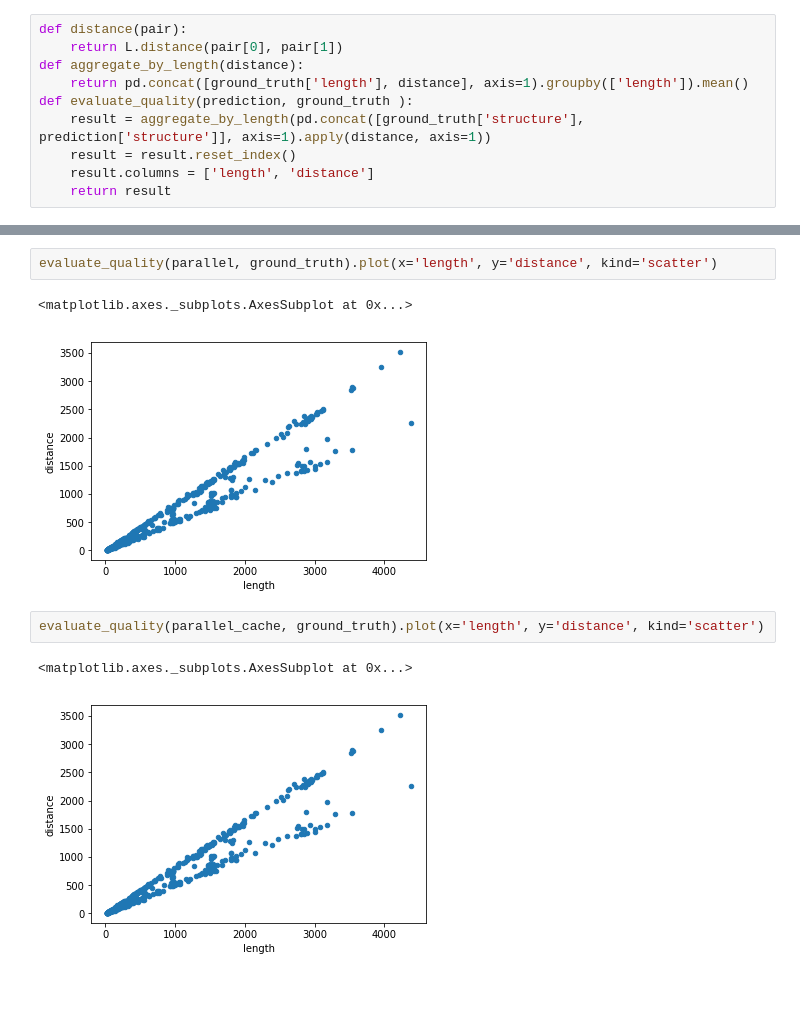
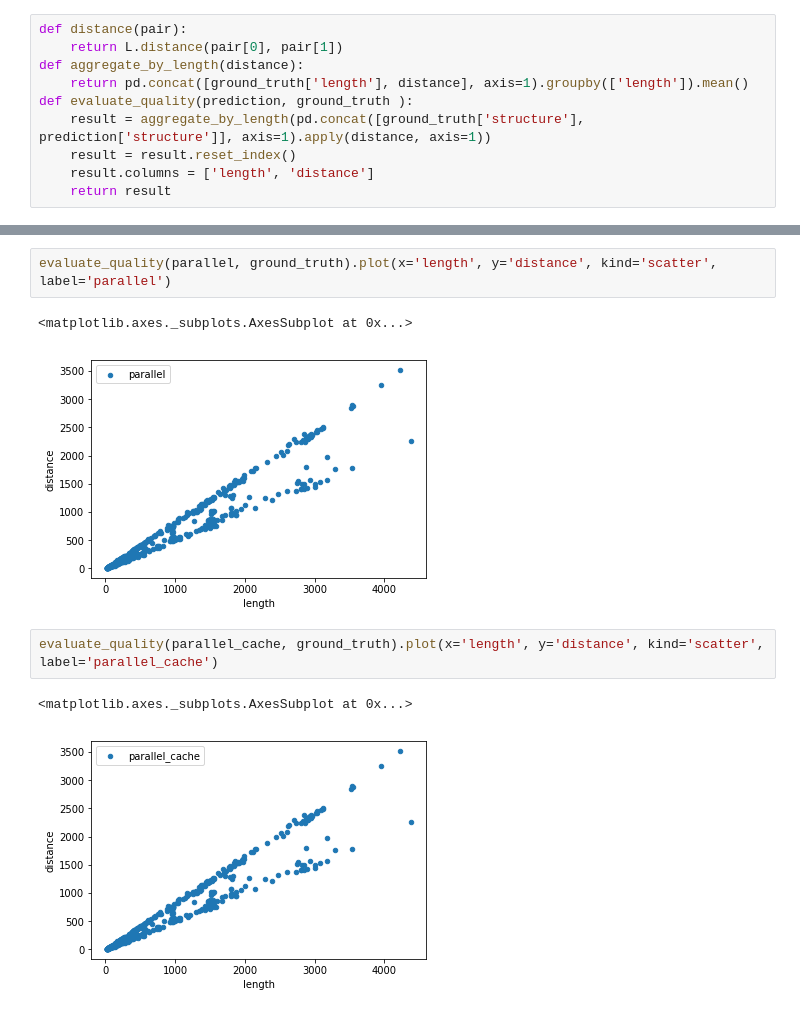
Before and after one commit to ak681443/nussinov_cap5510, a Jupyter notebook: evaluation_notebooks/evaluation.ipynb, the cells around one changed output, grey strips where cells are left out. Drawn from its saved outputs; the diff is of its cells as text.

```diff
--- a/evaluation_notebooks/evaluation.ipynb
+++ b/evaluation_notebooks/evaluation.ipynb
@@ -85,10 +88,10 @@ evaluate_quality(serial_cache, ground_truth).plot(x='length', y='distance', kind
 # %%
-evaluate_quality(parallel, ground_truth).plot(x='length', y='distance', kind='scatter')
+evaluate_quality(parallel, ground_truth).plot(x='length', y='distance', kind='scatter',  label='parallel')
 # %% [output]
 <matplotlib.axes._subplots.AxesSubplot at 0x...>
-[figure, old version]
+[figure, new version]
 # %%
-evaluate_quality(parallel_cache, ground_truth).plot(x='length', y='distance', kind='scatter')
+evaluate_quality(parallel_cache, ground_truth).plot(x='length', y='distance', kind='scatter',  label='parallel_cache')
 # %% [output]
 <matplotlib.axes._subplots.AxesSubplot at 0x...>
-[figure, old version]
+[figure, new version]
```
Also changed, not shown: parts of 5 cells of this notebook.
